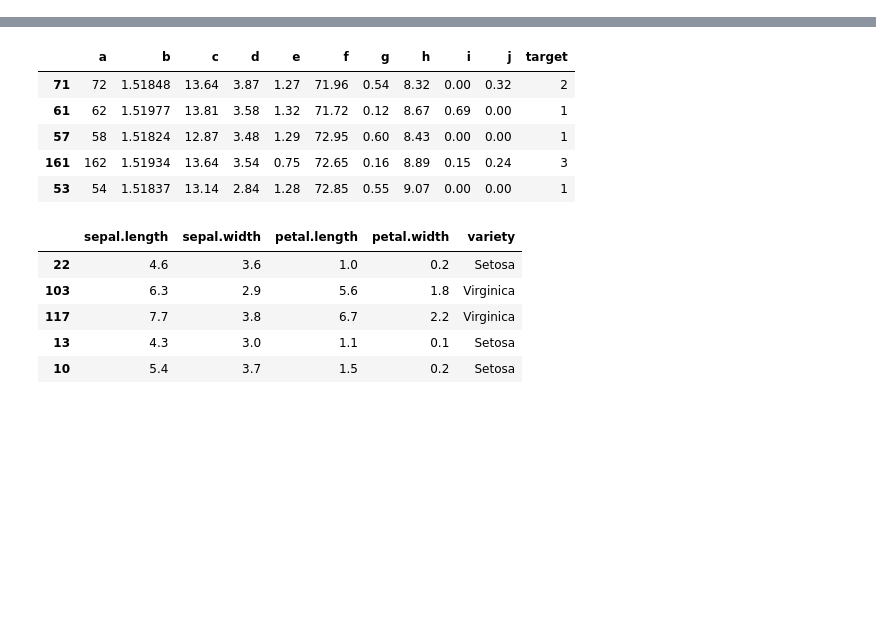
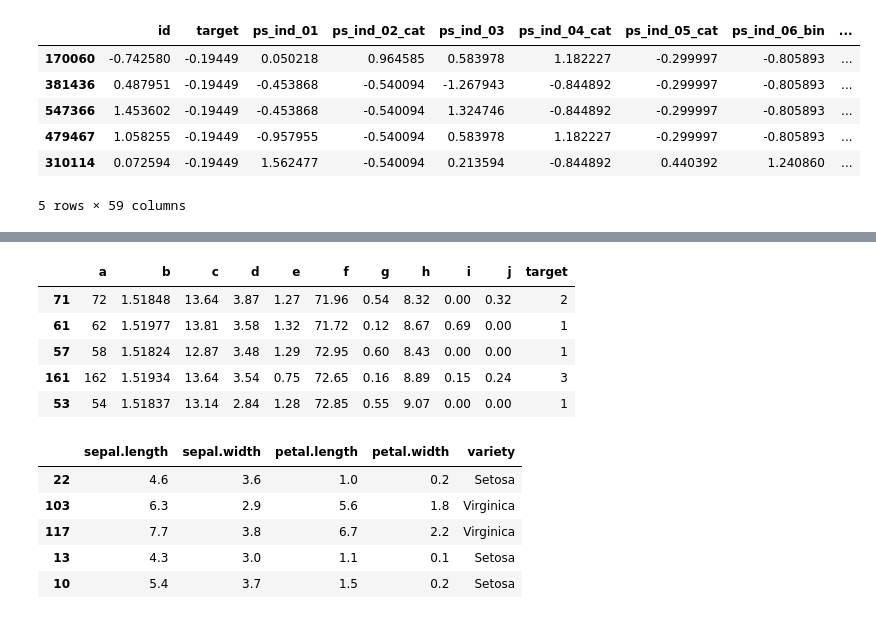
Before and after one commit to JuniorClementino/Algoritmos-de-Aprendizado-de-Maquina, a Jupyter notebook: Iris_Glass/all_models_clustering.ipynb, the cells around one changed output, grey strips where cells are left out. Saved outputs shown, nothing was run; the diff lists cells and outputs as text; code cells hidden in the pictures; blank space fills up the shorter version.

```diff
--- a/Iris_Glass/all_models_clustering.ipynb
+++ b/Iris_Glass/all_models_clustering.ipynb
@@ -23,0 +38,14 @@ Glass: (214, 11)
+# %%
+# Normalizing the Glass dataset: standardize features by removing the mean and scaling to unit variance
+scaler = StandardScaler()
+scaler.fit(data_ins)
+data_ins[:] = scaler.transform(data_ins)
+data_ins.head()
+# %% [output]
+|  | id | target | ps_ind_01 | ps_ind_02_cat | ps_ind_03 | ps_ind_04_cat | ps_ind_05_cat | ps_ind_06_bin | ... |
+| 170060 | -0.742580 | -0.19449 | 0.050218 | 0.964585 | 0.583978 | 1.182227 | -0.299997 | -0.805893 | ... |
+| 381436 | 0.487951 | -0.19449 | -0.453868 | -0.540094 | -1.267943 | -0.844892 | -0.299997 | -0.805893 | ... |
+| 547366 | 1.453602 | -0.19449 | -0.453868 | -0.540094 | 1.324746 | -0.844892 | -0.299997 | -0.805893 | ... |
+| 479467 | 1.058255 | -0.19449 | -0.957955 | -0.540094 | 0.583978 | 1.182227 | -0.299997 | -0.805893 | ... |
+| 310114 | 0.072594 | -0.19449 | 1.562477 | -0.540094 | 0.213594 | -0.844892 | 0.440392 | 1.240860 | ... |
+5 rows × 59 columns
```
Also changed, not shown: parts of 5 cells of this notebook, 3 other files.
